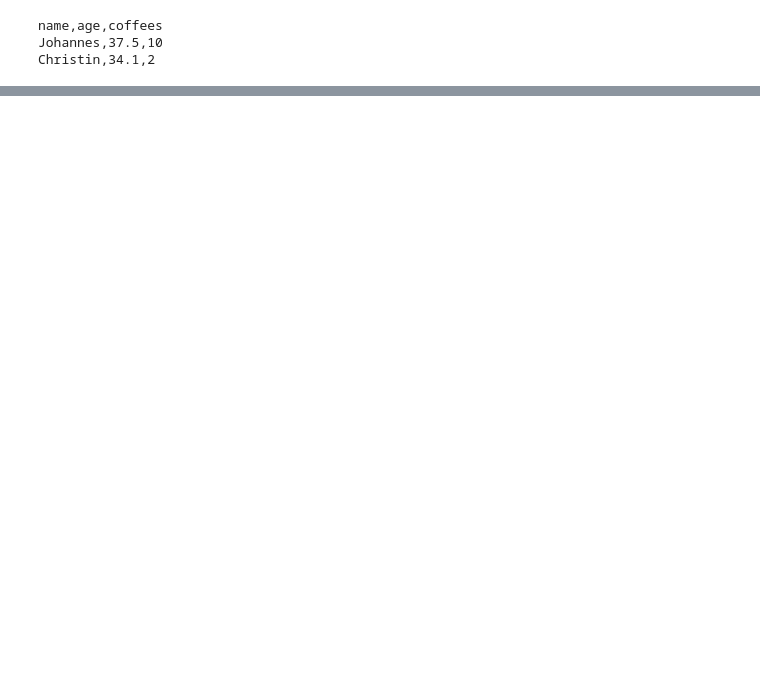
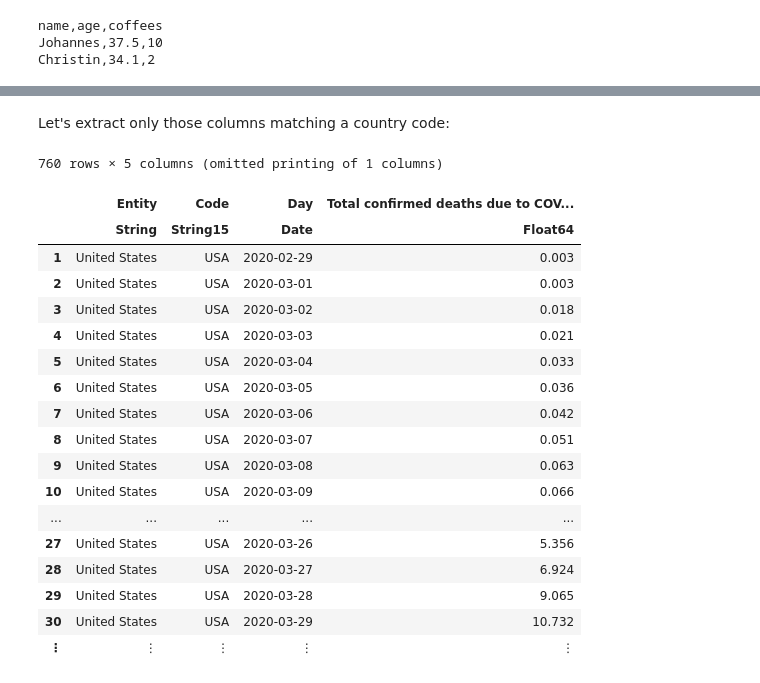
Before and after one commit to JBlaschke/HPC-Julia, a Jupyter notebook: docs/julia for data science/01_data/File_IO.ipynb, the cells around one changed output, grey strips where cells are left out. Saved outputs shown, nothing was run; the diff lists cells and outputs as text; code cells hidden in the pictures; blank space fills up the shorter version.

```diff
--- a/docs/julia for data science/01_data/File_IO.ipynb
+++ b/docs/julia for data science/01_data/File_IO.ipynb
@@ -154,0 +262,24 @@ CSV.File(joinpath(temp_directory, "coffee.csv")) |> DataFrame
+# %% [markdown]
+Let's extract only those columns matching a country code:
+# %%
+data[data[:, "Code"] .== "USA", :]
+# %% [output]
+760 rows × 5 columns (omitted printing of 1 columns)
+|  | Entity | Code | Day | Total confirmed deaths due to COV... |
+|  | String | String15 | Date | Float64 |
+| 1 | United States | USA | 2020-02-29 | 0.003 |
+| 2 | United States | USA | 2020-03-01 | 0.003 |
+| 3 | United States | USA | 2020-03-02 | 0.018 |
+| 4 | United States | USA | 2020-03-03 | 0.021 |
+| 5 | United States | USA | 2020-03-04 | 0.033 |
+| 6 | United States | USA | 2020-03-05 | 0.036 |
+| 7 | United States | USA | 2020-03-06 | 0.042 |
+| 8 | United States | USA | 2020-03-07 | 0.051 |
+| 9 | United States | USA | 2020-03-08 | 0.063 |
+| 10 | United States | USA | 2020-03-09 | 0.066 |
+| ... | ... | ... | ... | ... |
+| 27 | United States | USA | 2020-03-26 | 5.356 |
+| 28 | United States | USA | 2020-03-27 | 6.924 |
+| 29 | United States | USA | 2020-03-28 | 9.065 |
+| 30 | United States | USA | 2020-03-29 | 10.732 |
+| ⋮ | ⋮ | ⋮ | ⋮ | ⋮ |
```
Also changed, not shown: parts of 49 cells of this notebook, 5 other files.
